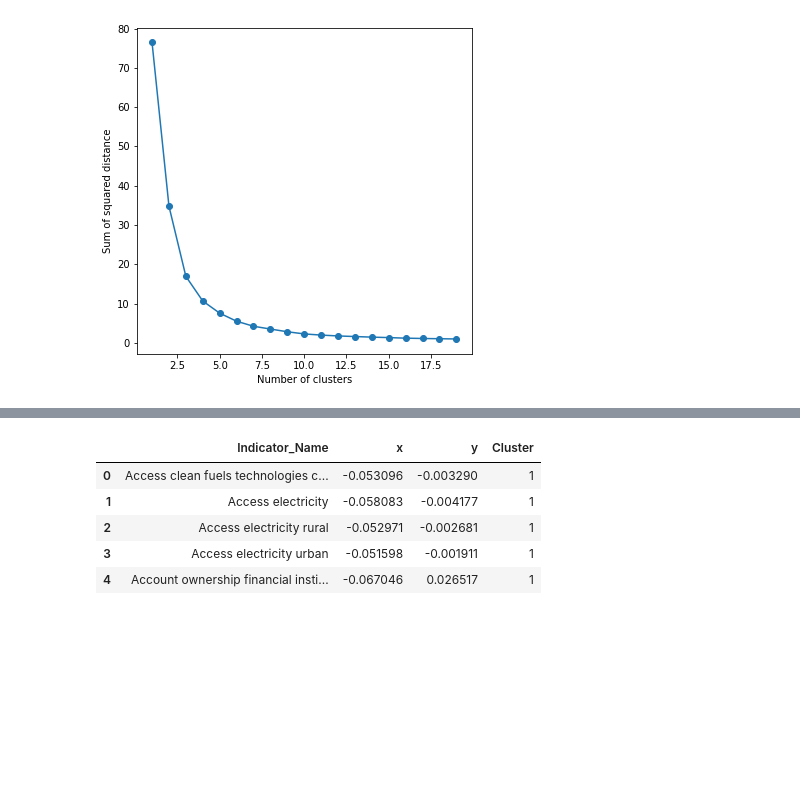
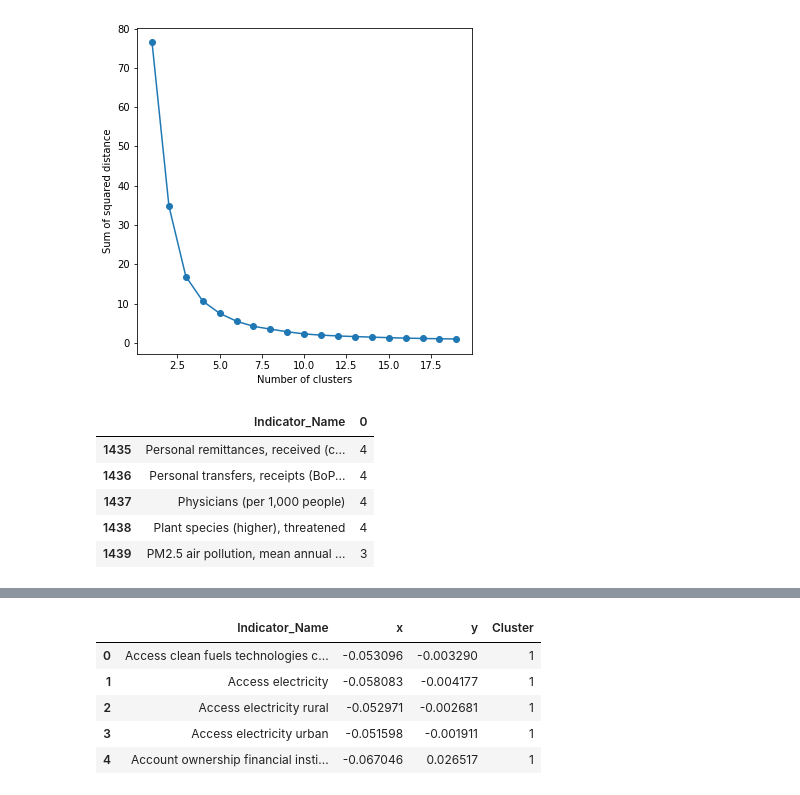
Before and after one commit to gunisha30/Analyzing_WDI, a Jupyter notebook: clustering.ipynb, the cells around one changed output, grey strips where cells are left out. Saved outputs shown, nothing was run; the diff lists cells and outputs as text; code cells hidden in the pictures; blank space fills up the shorter version.

```diff
--- a/clustering.ipynb
+++ b/clustering.ipynb
@@ -163,3 +237,14 @@ Kmean = KMeans (n_clusters = 5,random_state=0)
 cluster=Kmean.fit_predict (principaldf)
 # %%
 cluster = pd.Series(cluster)
+# %%
+df2 = pd.concat([df.loc[0:1439,'Indicator_Name'], cluster], axis=1)
+# %%
+df2.tail()
+# %% [output]
+|  | Indicator_Name | 0 |
+| 1435 | Personal remittances, received (c... | 4 |
+| 1436 | Personal transfers, receipts (BoP... | 4 |
+| 1437 | Physicians (per 1,000 people) | 4 |
+| 1438 | Plant species (higher), threatened | 4 |
+| 1439 | PM2.5 air pollution, mean annual ... | 3 |
```
Also changed, not shown: parts of 13 cells of this notebook.
